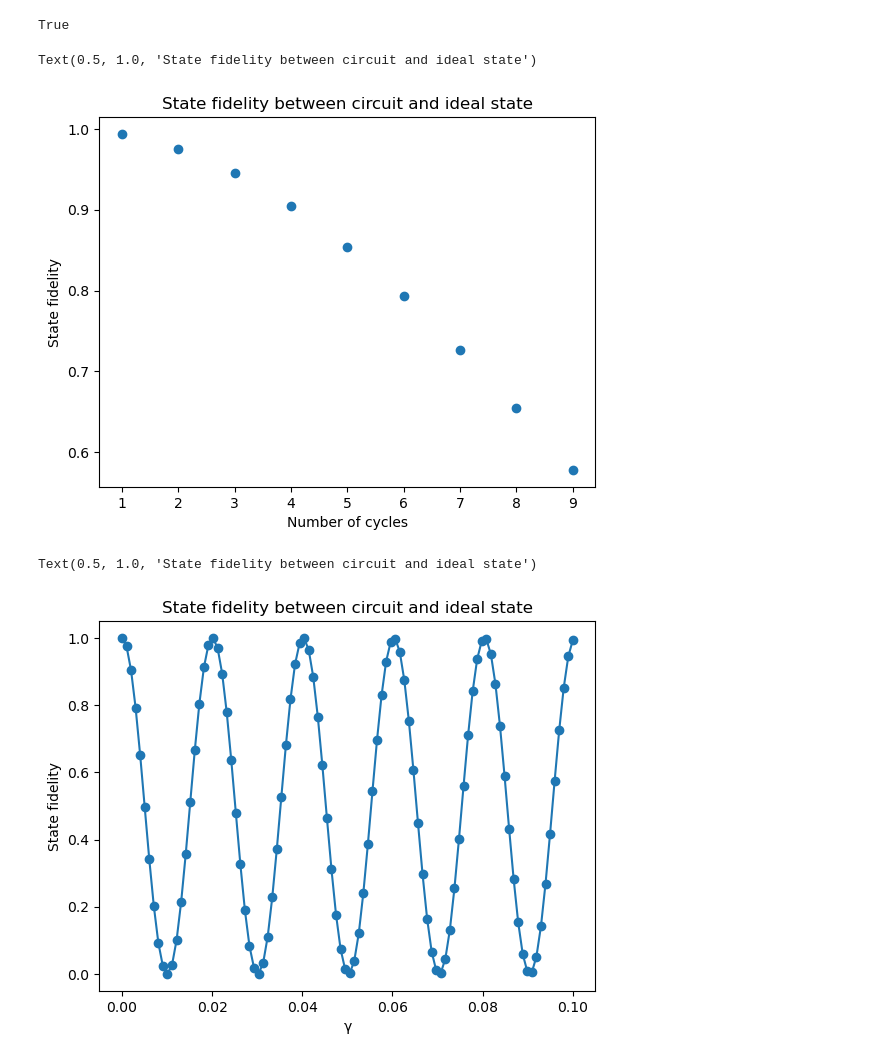
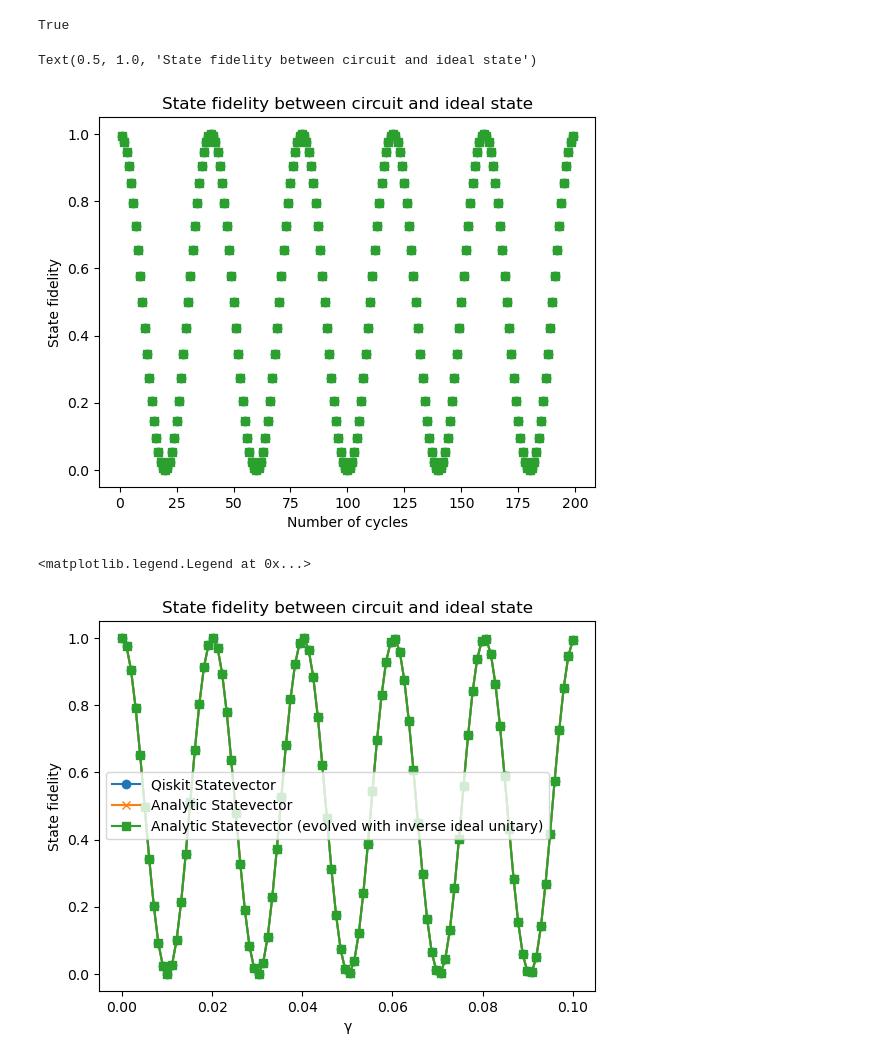
Before and after one commit to arthurostrauss/Quantum_Optimal_Control, a Jupyter notebook: gate_level/spillover_noise_use_case/generic_spillover/analytic_spillover_evolution.ipynb, the cells around one changed output. Cells and saved outputs as stored; diff of their text form; code cells hidden in the pictures.

Commit message:
Updated analytical work on spillover

```diff
--- a/gate_level/spillover_noise_use_case/generic_spillover/analytic_spillover_evolution.ipynb
+++ b/gate_level/spillover_noise_use_case/generic_spillover/analytic_spillover_evolution.ipynb
@@ -45,6 +42,9 @@ def ideal_full_circuit(ϕ, n, initial_state=Statevector.from_int(0, dims=(2, 2))
     for _ in range(n):
         qc.compose(ideal_cycle(ϕ), inplace=True)
     return qc
+
+def inverse_unitary(qc:QuantumCircuit):
+    return Operator(qc.inverse())
 # %%
 def alpha_prime(α, β, τ, δ, ϕ, γ):
     return (
@@ -198,37 +198,51 @@ circuit_state.equiv(analytic_state)
 # %% [output]
 True
 # %%
-repetitions = np.arange(1, 10)
-fidelities = []
+repetitions = np.arange(1, 200)
+fidelities1 = []
+fidelities2 = []
+fidelities3 = []
 distances = []
+zero_state = Statevector.from_int(0, dims=(2, 2))
 for n in repetitions:
     analytic_state = analytic_spillover(α, β, τ, δ, ϕ, γ, n)
     circuit_state = Statevector(full_circuit(ϕ, γ, n, statevector))
     ideal_state = Statevector(ideal_full_circuit(ϕ, n, statevector))
-    fidelities.append(state_fidelity(circuit_state, ideal_state))
-    distances.append()
+    ideal_reverse_unitary = inverse_unitary(ideal_full_circuit(ϕ, n, statevector))
+    fidelities1.append(state_fidelity(circuit_state, ideal_state))
+    fidelities2.append(state_fidelity(analytic_state, ideal_state))
+    fidelities3.append(state_fidelity(analytic_state.evolve(ideal_reverse_unitary), zero_state))
 
 
-plt.plot(repetitions, fidelities, "o")
+plt.plot(repetitions, fidelities1, "o", label="Qiskit Statevector")
+plt.plot(repetitions, fidelities2, "x", label="Analytic Statevector")
+plt.plot(repetitions, fidelities3, "s", label="Analytic Statevector (evolved with inverse ideal unitary)")
 plt.xlabel("Number of cycles")
 plt.ylabel("State fidelity")
 plt.title("State fidelity between circuit and ideal state")
 # %% [output]
 Text(0.5, 1.0, 'State fidelity between circuit and ideal state')
-[figure, old version]
+[figure, new version]
 # %%
 γ_values = np.linspace(0, 0.1, 100)
-fidelities = []
+fidelities1 = []
+fidelities2 = []
+fidelities3 = []
 for γ in γ_values:
     analytic_state = analytic_spillover(α, β, τ, δ, ϕ, γ, n)
     circuit_state = Statevector(full_circuit(ϕ, γ, n, statevector))
     ideal_state = Statevector(ideal_full_circuit(ϕ, n, statevector))
-    fidelities.append(state_fidelity(circuit_state, ideal_state))
+    fidelities1.append(state_fidelity(circuit_state, ideal_state))
+    fidelities2.append(state_fidelity(analytic_state, ideal_state))
+    fidelities3.append(state_fidelity(analytic_state.evolve(ideal_reverse_unitary), zero_state))
 
-plt.plot(γ_values, fidelities, "o-")
+plt.plot(γ_values, fidelities1, "o-", label="Qiskit Statevector")
+plt.plot(γ_values, fidelities2, "x-", label="Analytic Statevector")
+plt.plot(γ_values, fidelities3, "s-", label="Analytic Statevector (evolved with inverse ideal unitary)")
 plt.xlabel("γ")
 plt.ylabel("State fidelity")
 plt.title("State fidelity between circuit and ideal state")
+plt.legend()
 # %% [output]
-Text(0.5, 1.0, 'State fidelity between circuit and ideal state')
+<matplotlib.legend.Legend at 0x...>
-[figure, old version]
+[figure, new version]
```
Also changed, not shown: parts of 2 cells of this notebook.
